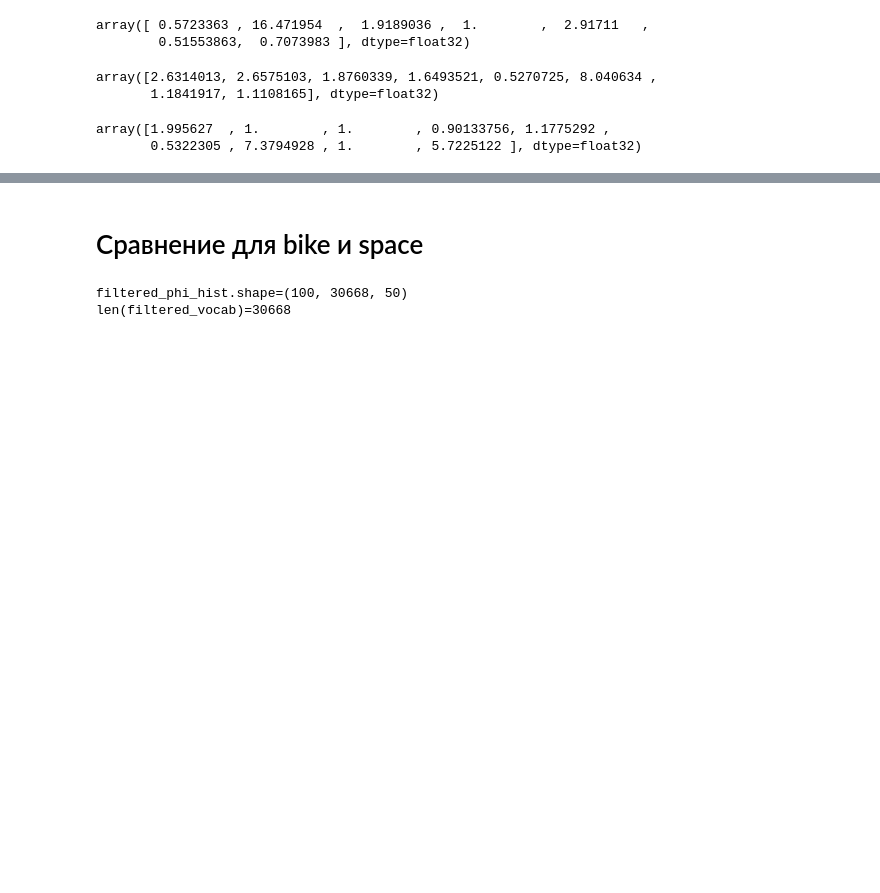
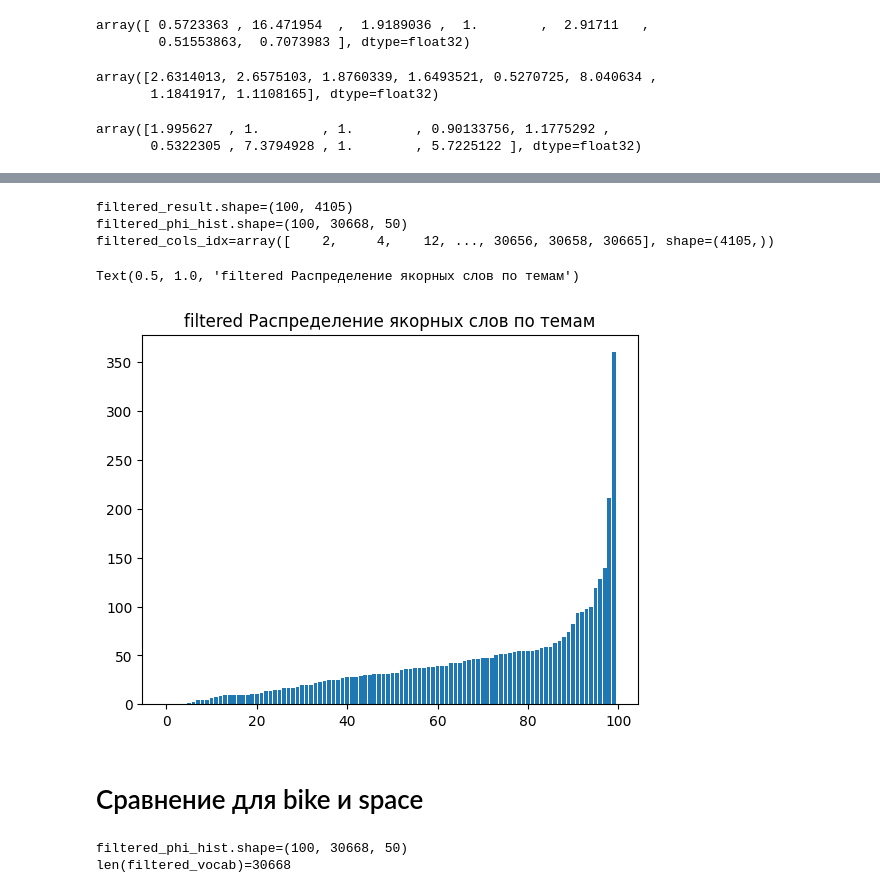
Before and after one commit to knagaev/topic-modelling-attention, a Jupyter notebook: phi_hist.ipynb, the cells around one changed output, grey strips where cells are left out. Cells and saved outputs as stored; diff of their text form; code cells hidden in the pictures; blank space fills up the shorter version.

```diff
--- a/phi_hist.ipynb
+++ b/phi_hist.ipynb
@@ -530,3 +548,21 @@ Text(0.5, 1.0, 'Распределение якорных слов по тема
+# %%
+filtered_mask = (filtered_phi_hist[:, :, -1] == 1).any(axis=0)  # True для столбцов, содержащих хотя бы одну 1
+filtered_result = filtered_phi_hist[:, filtered_mask, -1]         # выборка столбцов
+print(f"{filtered_result.shape=}")
+print(f"{filtered_phi_hist.shape=}")
+
+filtered_cols_idx = np.where(filtered_mask)[0]
+print(f"{filtered_cols_idx=}")
+# %% [output]
+filtered_result.shape=(100, 4105)
+filtered_phi_hist.shape=(100, 30668, 50)
+filtered_cols_idx=array([    2,     4,    12, ..., 30656, 30658, 30665], shape=(4105,))
+# %%
+plt.bar(range(100), np.sort(np.sum(filtered_result, axis=1)))
+plt.title("filtered Распределение якорных слов по темам")
+# %% [output]
+Text(0.5, 1.0, 'filtered Распределение якорных слов по темам')
+[figure, added]
 # %% [markdown]
 # Сравнение для bike и space
 # %%
```
Also changed, not shown: parts of 10 cells of this notebook, 50 other files.
